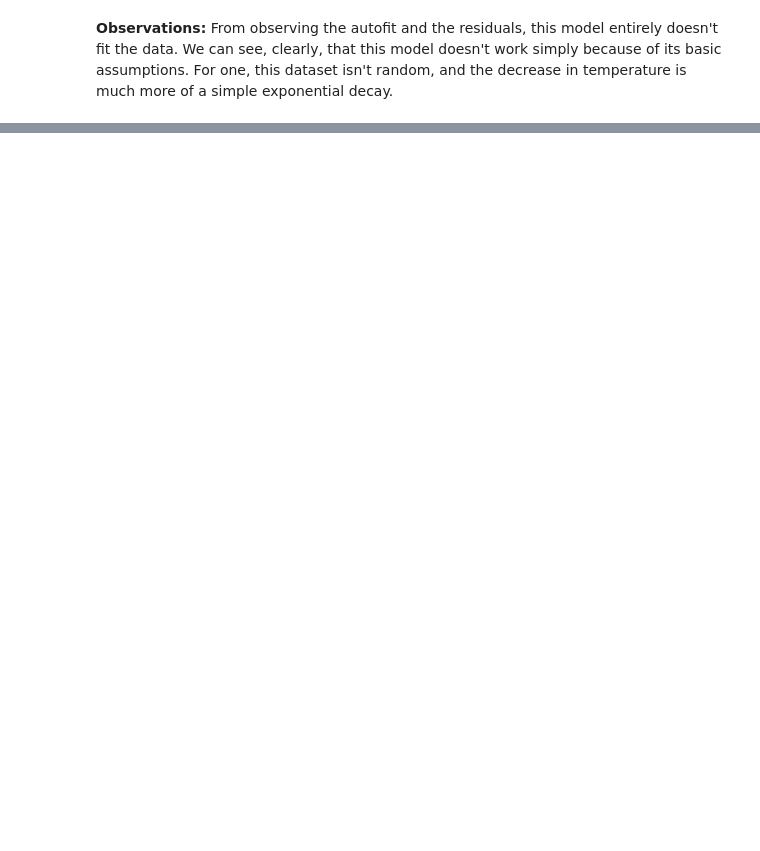
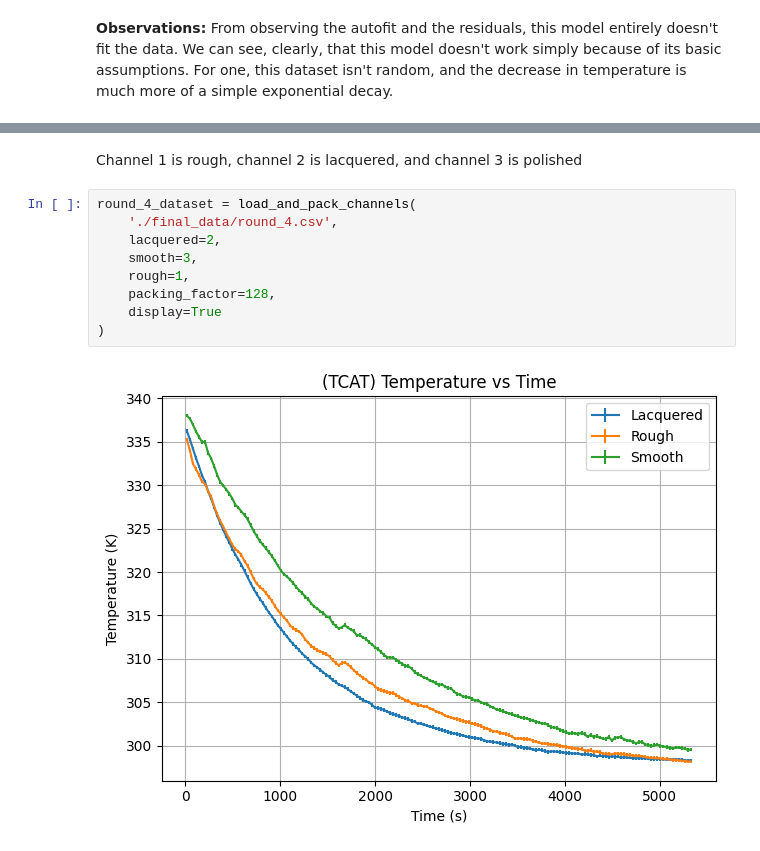
Before and after one commit to mufaro3/physics-229, a Jupyter notebook: experiment-1/Experiment 1 - Cooling.ipynb, the cells around one changed output, grey strips where cells are left out. Saved outputs shown, nothing was run; the diff lists cells and outputs as text; blank space fills up the shorter version.

```diff
--- a/experiment-1/Experiment 1 - Cooling.ipynb
+++ b/experiment-1/Experiment 1 - Cooling.ipynb
@@ -1688,0 +1737,13 @@ display(gbm_result.autofit_residuals_graph)
+# %% [markdown]
+Channel 1 is rough, channel 2 is lacquered, and channel 3 is polished
+# %%
+round_4_dataset = load_and_pack_channels(
+    './final_data/round_4.csv',
+    lacquered=2,
+    smooth=3,
+    rough=1,
+    packing_factor=128,
+    display=True
+)
+# %% [output]
+[figure, added]
```
Also changed, not shown: parts of 39 cells of this notebook, 17 other files.
